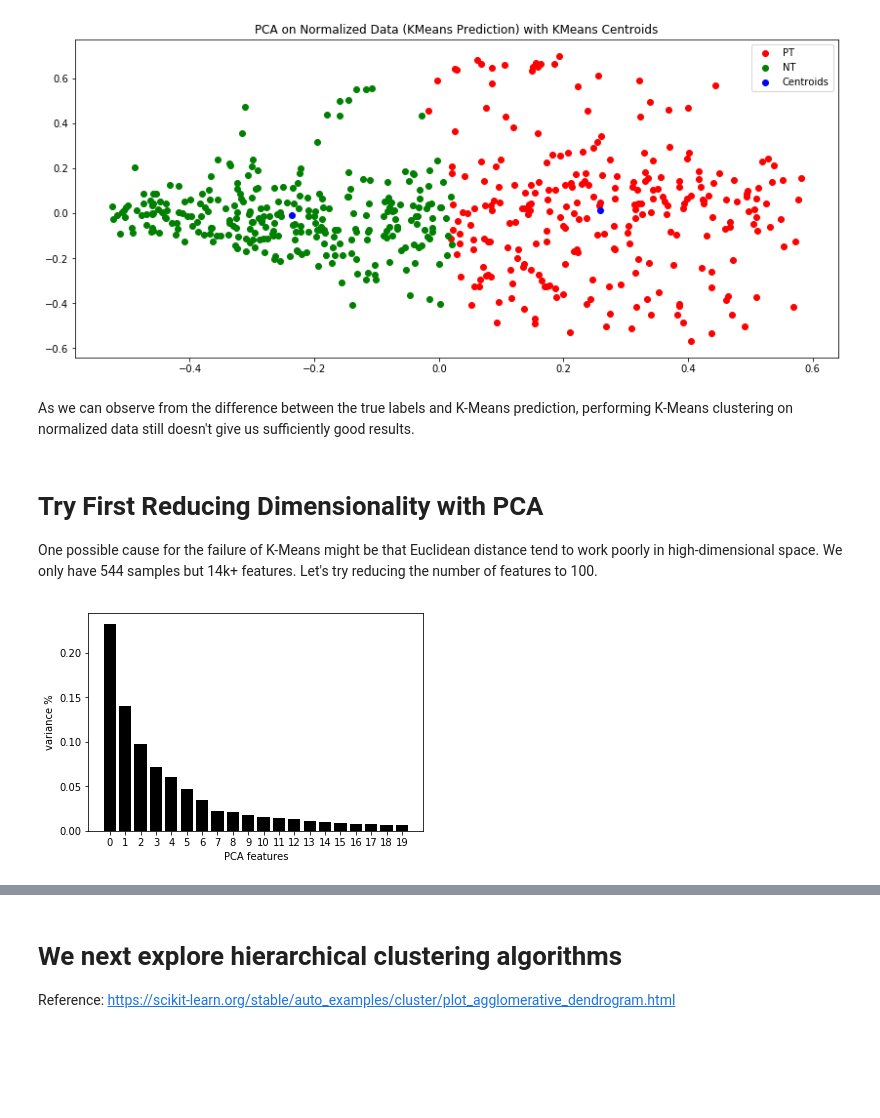
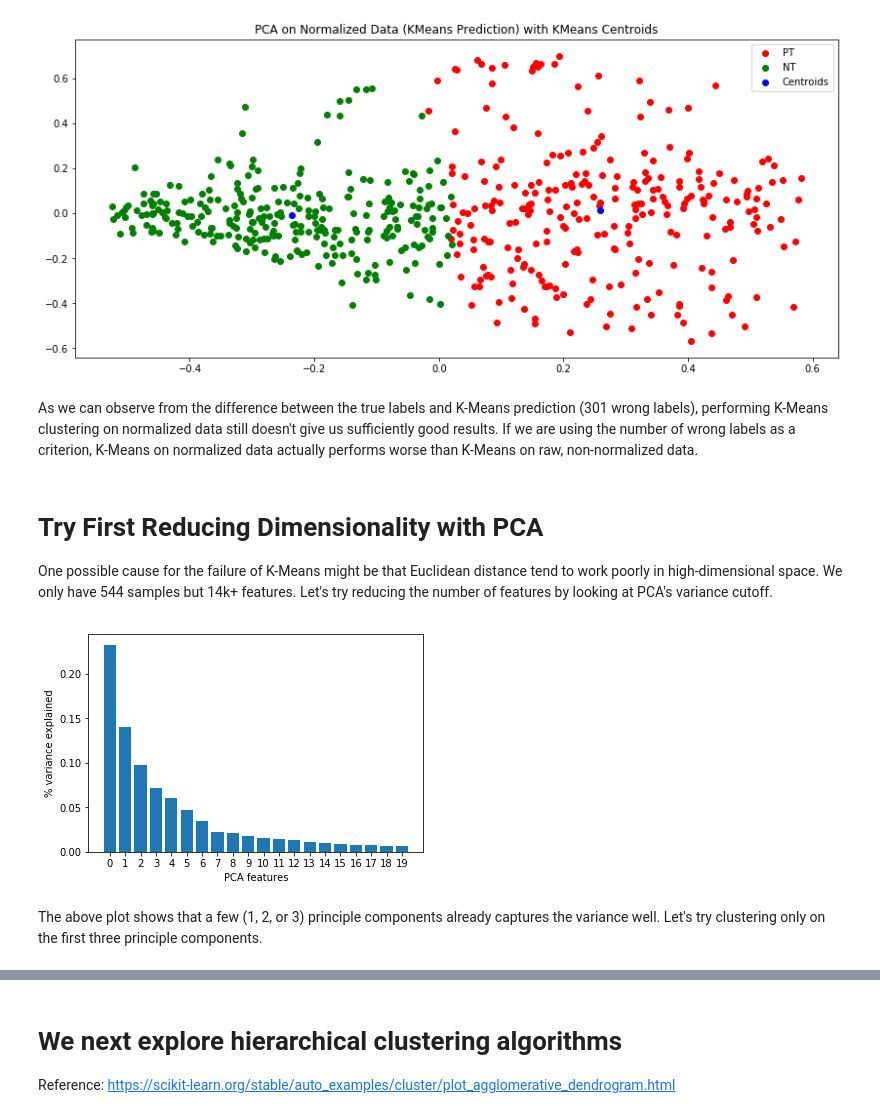
Before and after one commit to RuolinZheng08/cmsc33750-machine-learning-and-cancer, a Jupyter notebook: hw2/hw2.ipynb, the cells around one changed output, grey strips where cells are left out. Saved outputs shown, nothing was run; the diff lists cells and outputs as text; code cells hidden in the pictures; blank space fills up the shorter version.

```diff
--- a/hw2/hw2.ipynb
+++ b/hw2/hw2.ipynb
@@ -206,22 +252,21 @@ visualize_2d(with_centroids,
 # %% [output]
 [figure]
 # %% [markdown]
-As we can observe from the difference between the true labels and K-Means prediction, performing K-Means clustering on normalized data still doesn't give us sufficiently good results.
+As we can observe from the difference between the true labels and K-Means prediction (301 wrong labels), performing K-Means clustering on normalized data still doesn't give us sufficiently good results. If we are using the number of wrong labels as a criterion, K-Means on normalized data actually performs worse than K-Means on raw, non-normalized data.
 # %% [markdown]
 # Try First Reducing Dimensionality with PCA
-One possible cause for the failure of K-Means might be that Euclidean distance tend to work poorly in high-dimensional space. We only have 544 samples but 14k+ features. Let's try reducing the number of features to 100.
+One possible cause for the failure of K-Means might be that Euclidean distance tend to work poorly in high-dimensional space. We only have 544 samples but 14k+ features. Let's try reducing the number of features by looking at PCA's variance cutoff.
 # %%
 pca = PCA(n_components=20)
 principalComponents = pca.fit_transform(normalized)
-# Plot the explained variances
 features = range(pca.n_components_)
-plt.bar(features, pca.explained_variance_ratio_, color='black')
+plt.bar(features, pca.explained_variance_ratio_)
 plt.xlabel('PCA features')
-plt.ylabel('variance %')
+plt.ylabel('% variance explained')
 plt.xticks(features)
 plt.show()
-# Save components to a DataFrame
-# PCA_components = pd.DataFrame(principalComponents)
 # %% [output]
-[figure, old version]
+[figure, new version]
+# %% [markdown]
+The above plot shows that a few (1, 2, or 3) principle components already captures the variance well. Let's try clustering only on the first three principle components.
 # %%
```
Also changed, not shown: parts of 26 cells of this notebook.
